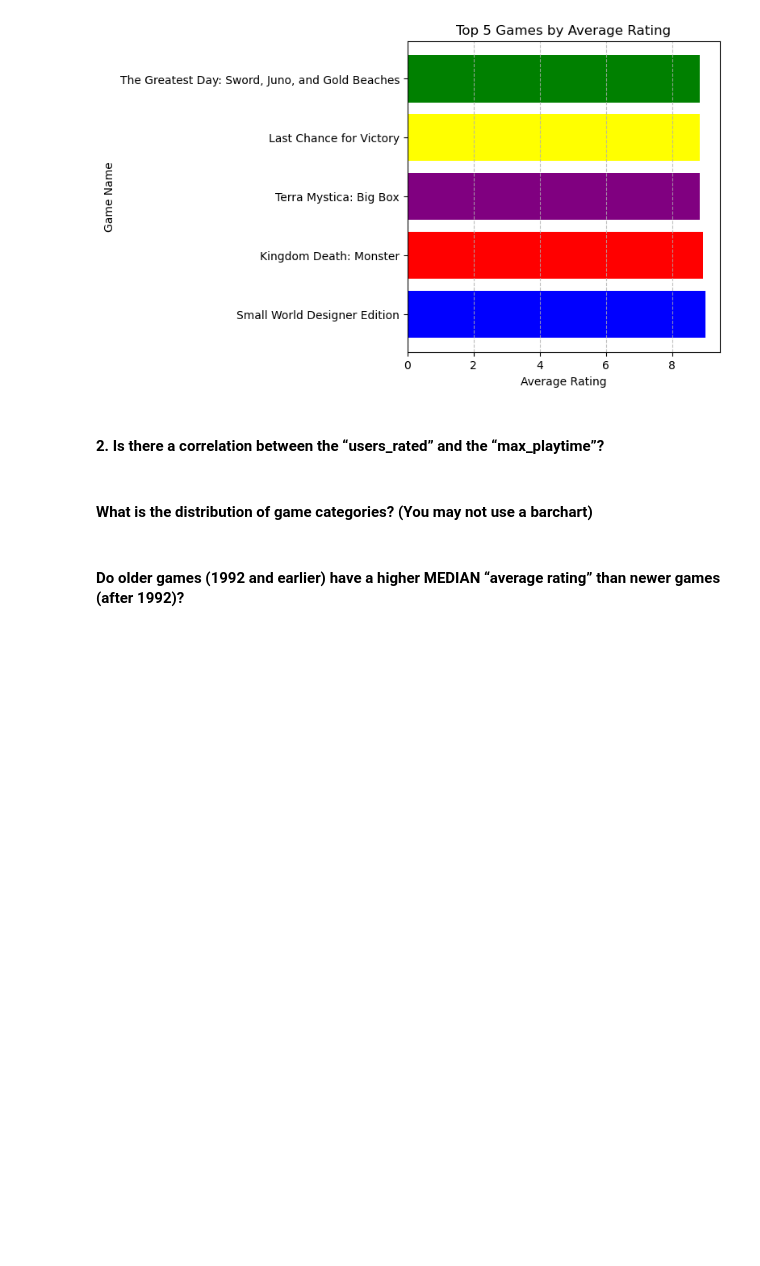
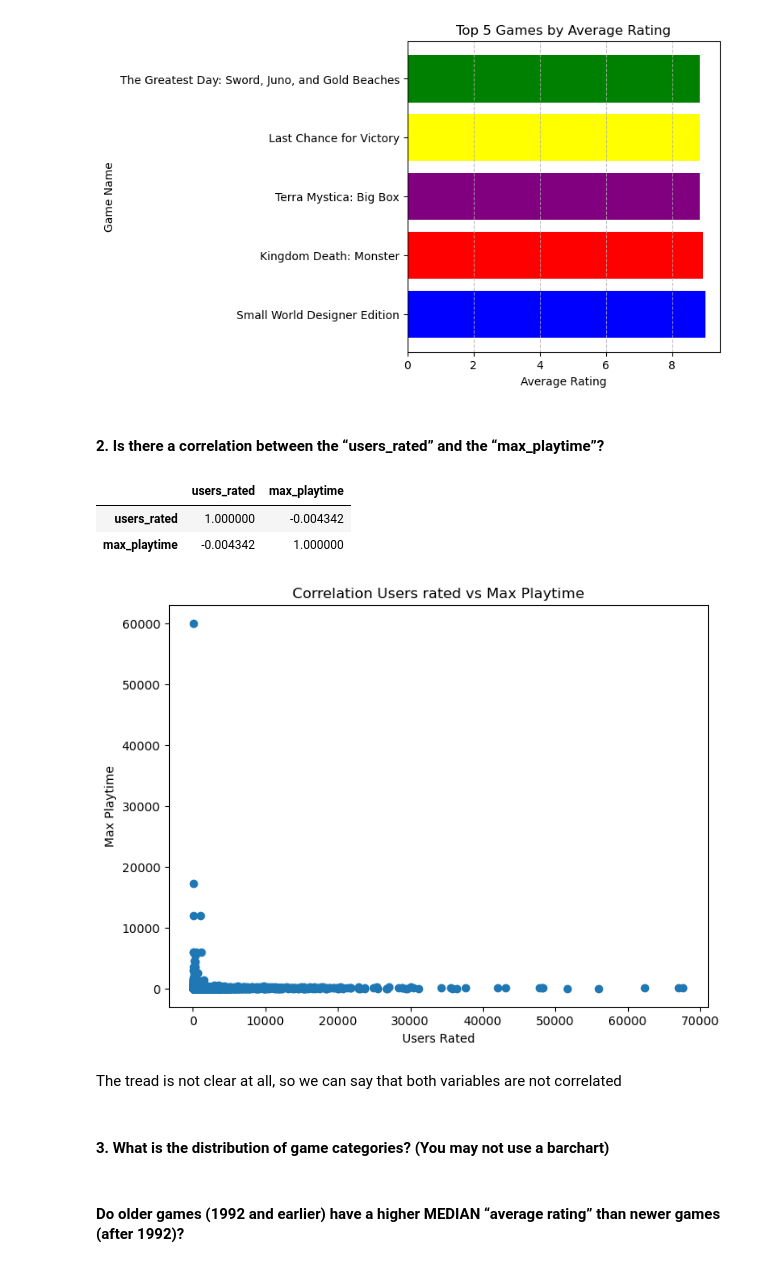
Before and after one commit to ayllinBukovic/AyllinBukovic_DVisHDip_CA1, a Jupyter notebook: AyllinBukovic_DVisHDip_CA1.ipynb, the cells around one changed output. Cells and saved outputs as stored; diff of their text form; code cells hidden in the pictures; blank space fills up the shorter version.

```diff
--- a/AyllinBukovic_DVisHDip_CA1.ipynb
+++ b/AyllinBukovic_DVisHDip_CA1.ipynb
@@ -169,8 +169,24 @@ plt.grid(axis='x', linestyle='--', alpha=0.8)
 [figure]
 # %% [markdown]
 #### 2. Is there a correlation between the “users_rated” and the “max_playtime”?
+# %%
+df_games[["users_rated","max_playtime"]].corr()
+# %% [output]
+|  | users_rated | max_playtime |
+| users_rated | 1.000000 | -0.004342 |
+| max_playtime | -0.004342 | 1.000000 |
+# %%
+plt.figure(figsize=(8,6))
+plt.scatter(x="users_rated", y="max_playtime", data=df_games)
+plt.title("Correlation Users rated vs Max Playtime")
+plt.xlabel("Users Rated")
+plt.ylabel("Max Playtime");
+# %% [output]
+[figure, added]
+# %% [markdown]
+The tread is not clear at all, so we can say that both variables are not correlated
 # %% [markdown]
-#### What is the distribution of game categories? (You may not use a barchart)
+#### 3. What is the distribution of game categories? (You may not use a barchart)
 # %% [markdown]
 #### Do older games (1992 and earlier) have a higher MEDIAN “average rating” than newer games (after 1992)?
 # %% [markdown]
```
